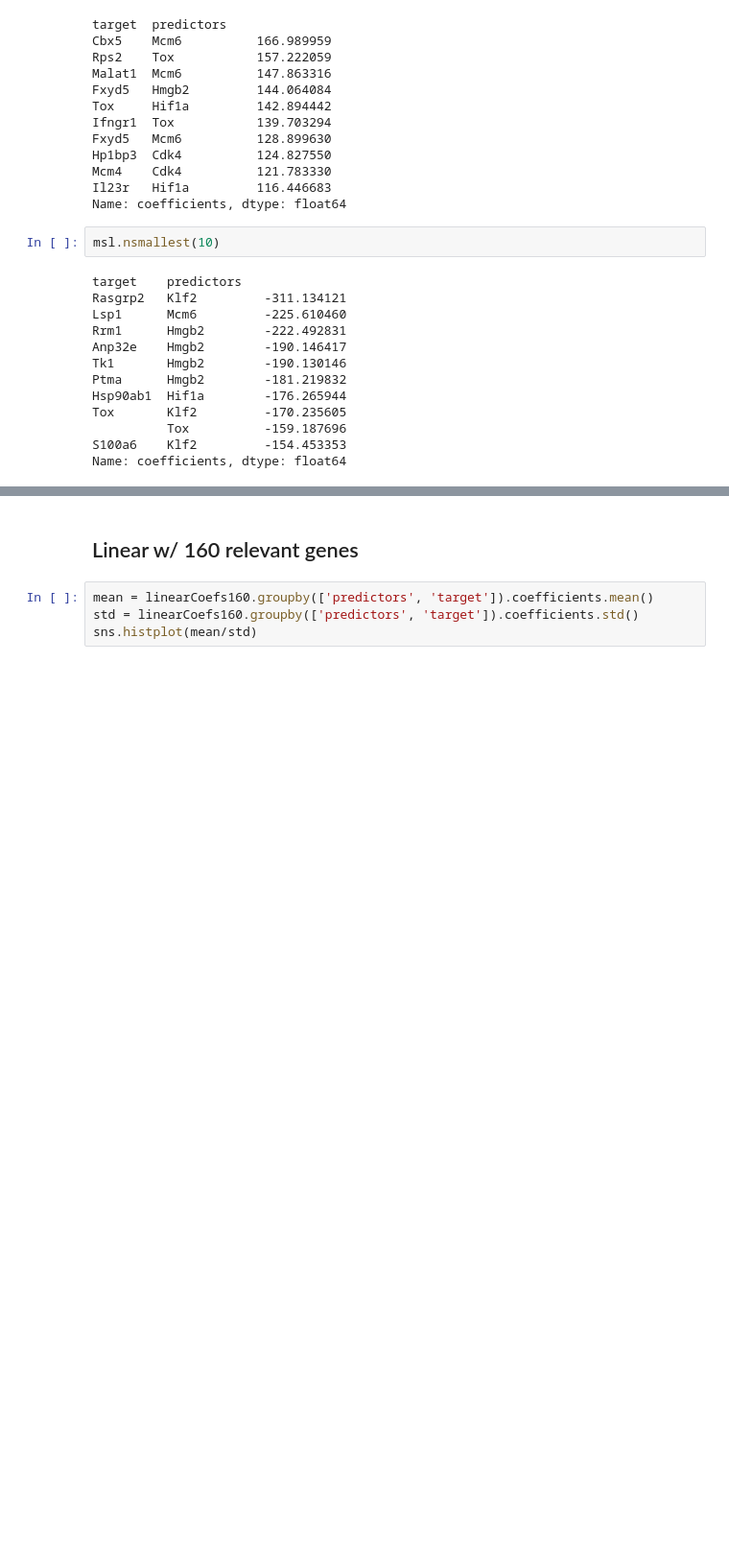
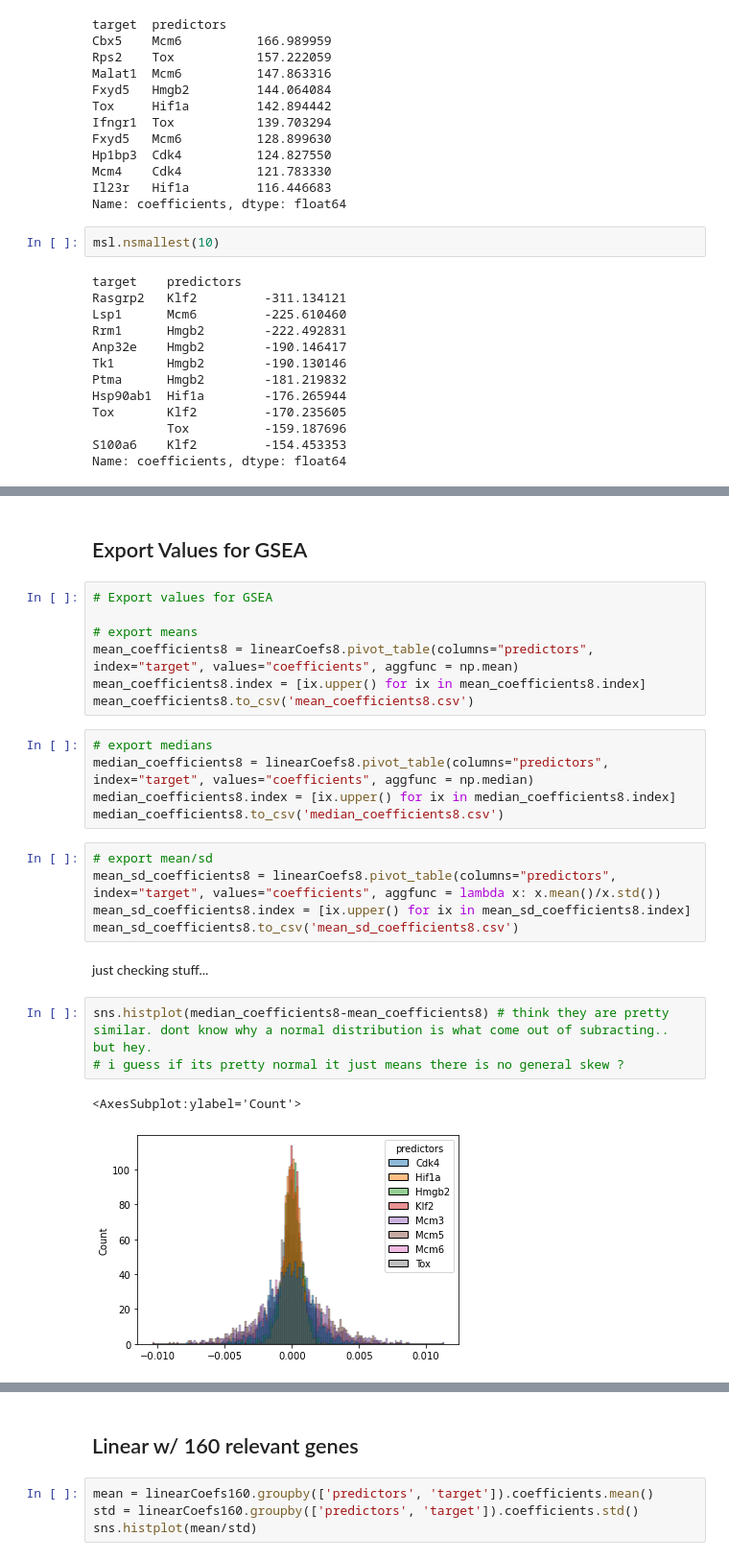
Before and after one commit to antschum/thesis, a Jupyter notebook: Analysis.ipynb, the cells around one changed output, grey strips where cells are left out. Shown at 96% size. Drawn from its saved outputs; the diff is of its cells as text; blank space fills up the shorter version.

```diff
--- a/Analysis.ipynb
+++ b/Analysis.ipynb
@@ -202,0 +270,27 @@ Name: coefficients, dtype: float64
+# %% [markdown]
+## Export Values for GSEA
+# %%
+# Export values for GSEA
+
+# export means
+mean_coefficients8 = linearCoefs8.pivot_table(columns="predictors", index="target", values="coefficients", aggfunc = np.mean)
+mean_coefficients8.index = [ix.upper() for ix in mean_coefficients8.index]
+mean_coefficients8.to_csv('mean_coefficients8.csv')
+# %%
+# export medians
+median_coefficients8 = linearCoefs8.pivot_table(columns="predictors", index="target", values="coefficients", aggfunc = np.median)
+median_coefficients8.index = [ix.upper() for ix in median_coefficients8.index]
+median_coefficients8.to_csv('median_coefficients8.csv')
+# %%
+# export mean/sd
+mean_sd_coefficients8 = linearCoefs8.pivot_table(columns="predictors", index="target", values="coefficients", aggfunc = lambda x: x.mean()/x.std())
+mean_sd_coefficients8.index = [ix.upper() for ix in mean_sd_coefficients8.index]
+mean_sd_coefficients8.to_csv('mean_sd_coefficients8.csv')
+# %% [markdown]
+just checking stuff...
+# %%
+sns.histplot(median_coefficients8-mean_coefficients8) # think they are pretty similar. dont know why a normal distribution is what come out of subracting.. but hey.
+# i guess if its pretty normal it just means there is no general skew ?
+# %% [output]
+<AxesSubplot:ylabel='Count'>
+[figure, added]
```
Also changed, not shown: parts of 14 cells of this notebook, 1 other file.
